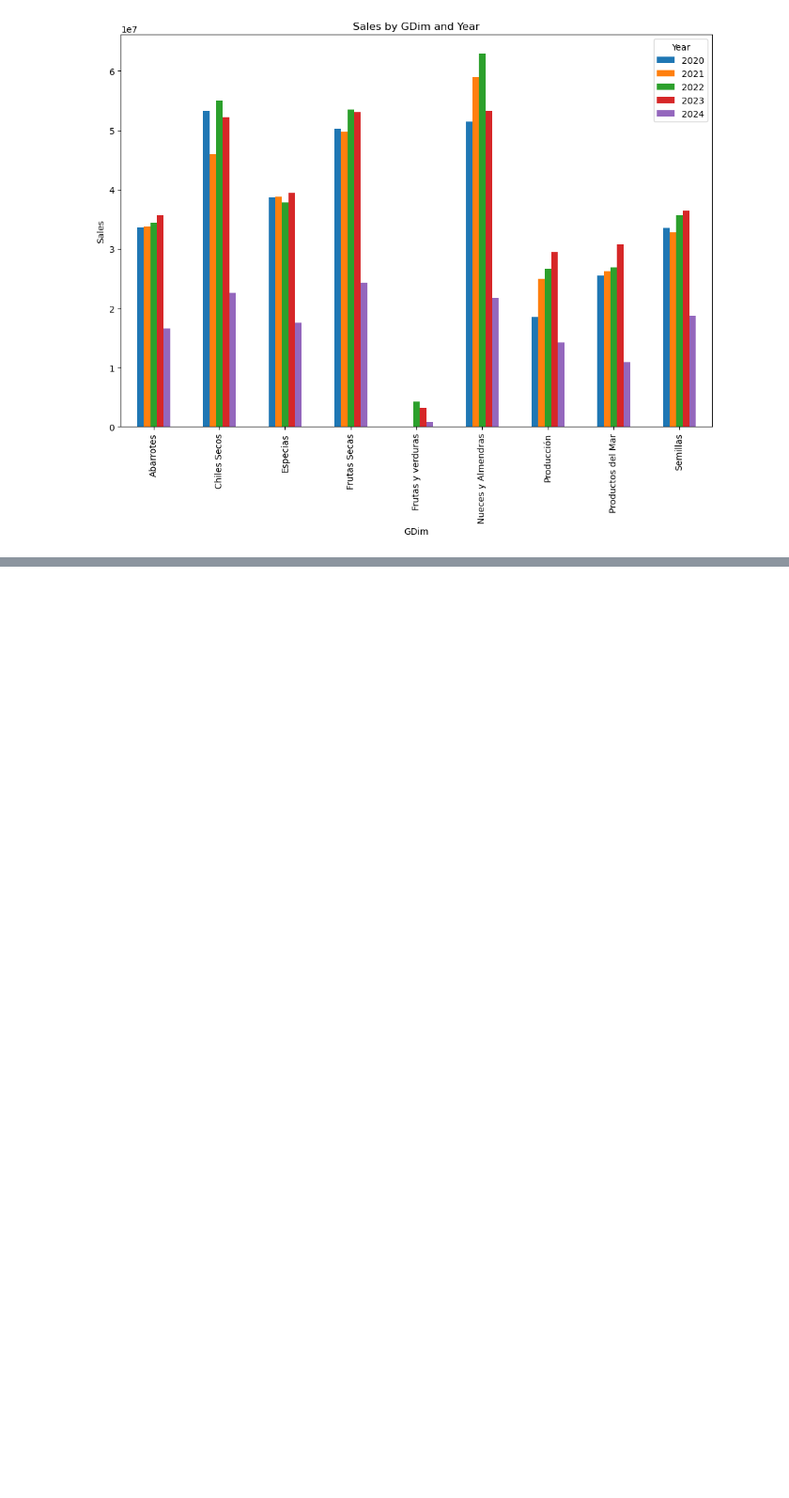
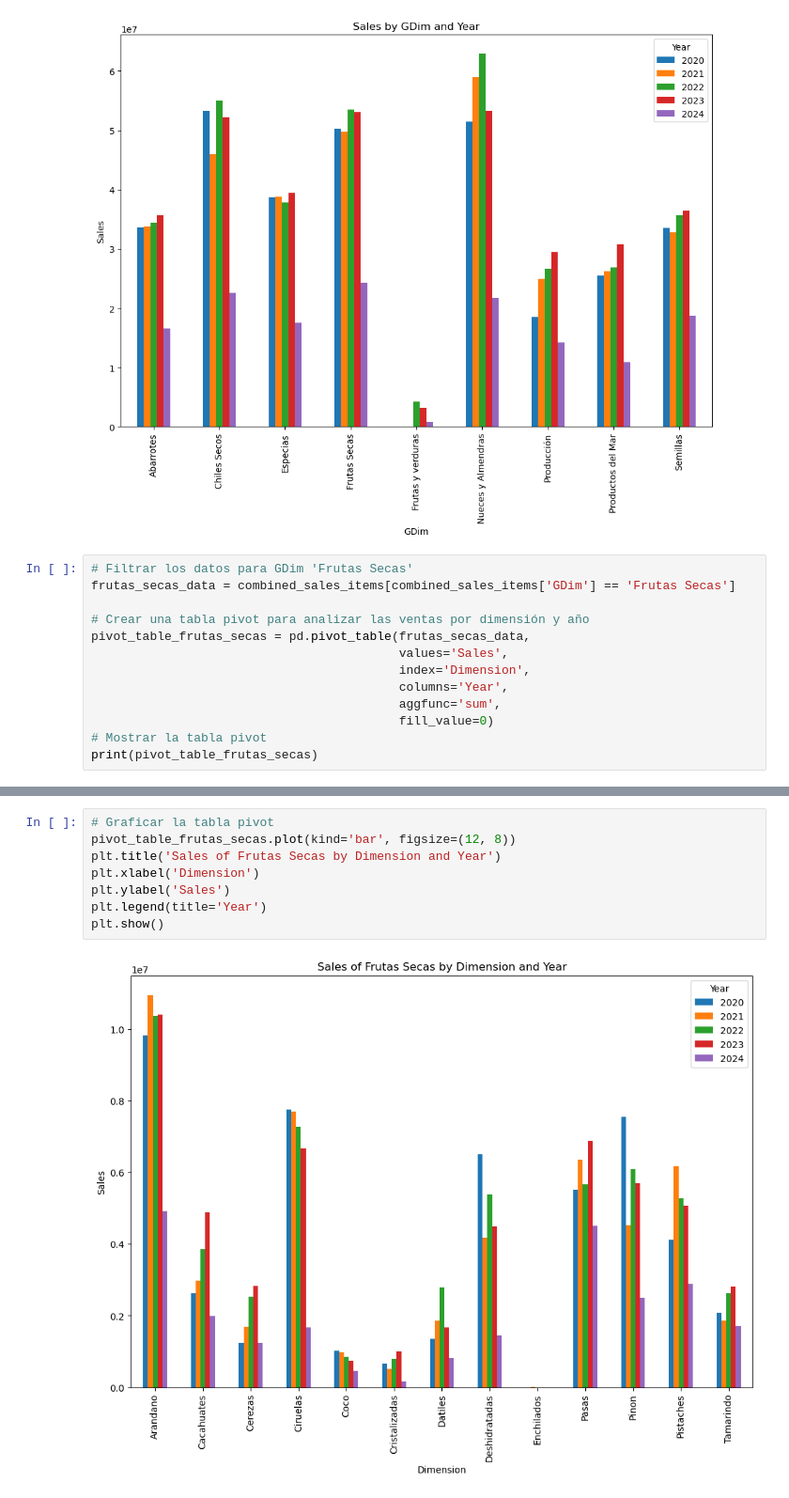
Before and after one commit to patricioaugusto-patinoespana/Proyect1, a Jupyter notebook: proyect1.ipynb, the cells around one changed output, grey strips where cells are left out. Shown at 94% size. Saved outputs shown, nothing was run; the diff lists cells and outputs as text; blank space fills up the shorter version.

```diff
--- a/proyect1.ipynb
+++ b/proyect1.ipynb
@@ -89,3 +82,16 @@ plt.legend(title='Year')
 plt.show()
 # %% [output]
 [figure]
+# %%
+# Filtrar los datos para GDim 'Frutas Secas'
+frutas_secas_data = combined_sales_items[combined_sales_items['GDim'] == 'Frutas Secas']
+
+# Crear una tabla pivot para analizar las ventas por dimensión y año
+pivot_table_frutas_secas = pd.pivot_table(frutas_secas_data,
+                                          values='Sales',
+                                          index='Dimension',
+                                          columns='Year',
+                                          aggfunc='sum',
+                                          fill_value=0)
+# Mostrar la tabla pivot
+print(pivot_table_frutas_secas)
@@ -91,0 +114,10 @@ plt.show()
+# %%
+# Graficar la tabla pivot
+pivot_table_frutas_secas.plot(kind='bar', figsize=(12, 8))
+plt.title('Sales of Frutas Secas by Dimension and Year')
+plt.xlabel('Dimension')
+plt.ylabel('Sales')
+plt.legend(title='Year')
+plt.show()
+# %% [output]
+[figure, added]
```
Also changed, not shown: parts of 2 cells of this notebook.
